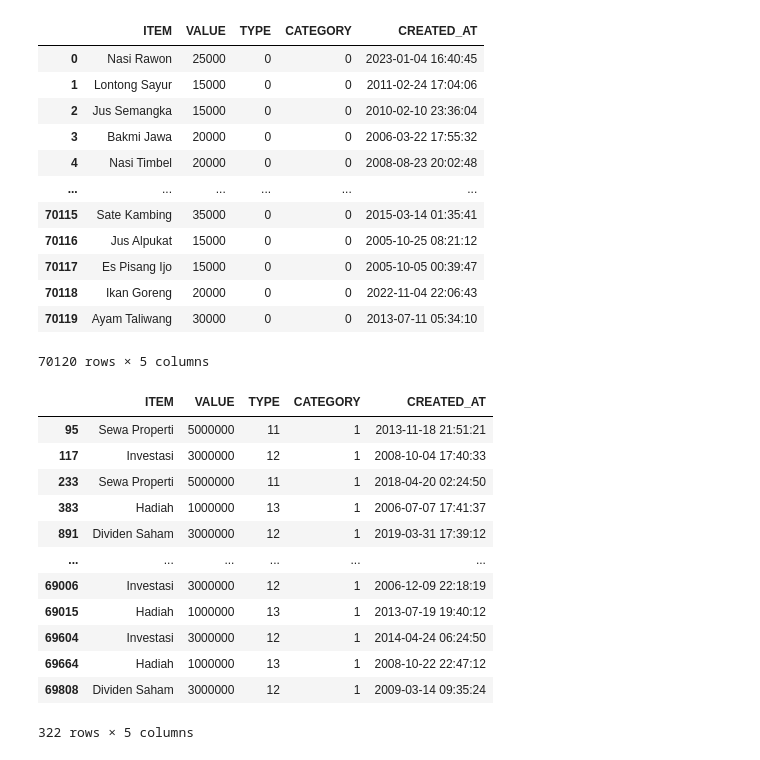
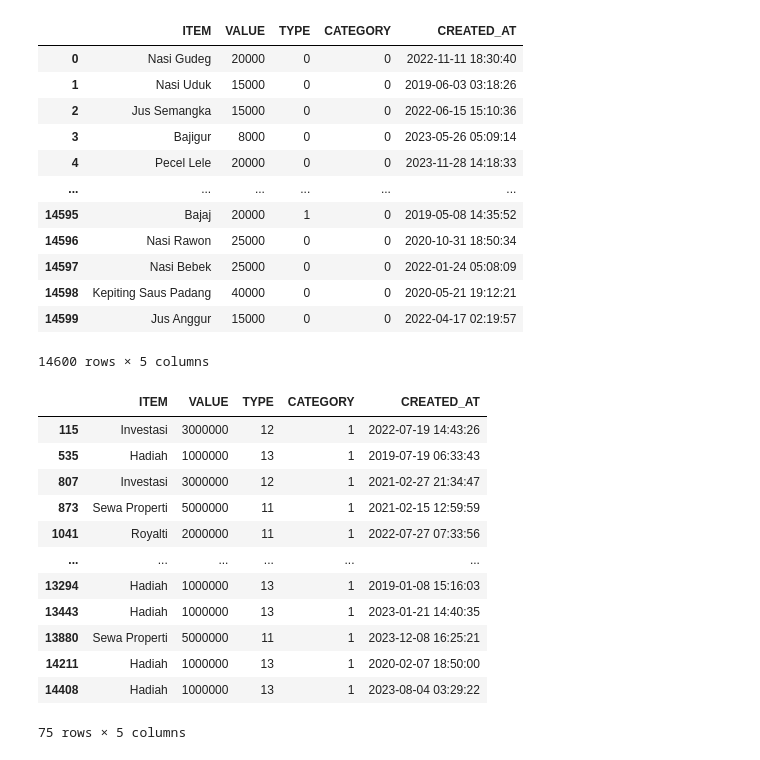
Before and after one commit to AtlasCJr/pfm, a Jupyter notebook: Data Creation/CREATE.ipynb, the cells around one changed output. Cells and saved outputs as stored; diff of their text form; code cells hidden in the pictures.

```diff
--- a/Data Creation/CREATE.ipynb
+++ b/Data Creation/CREATE.ipynb
@@ -398,41 +398,41 @@ def getDailyData(initial_budget: int, transactions: pd.DataFrame) -> pd.DataFram
     return (daily_transactions, daily_budget)
 # %%
 transactions = createTransactions(
-    start_date=datetime(2000, 1, 1),
+    start_date=datetime(2019, 1, 1),
     end_date=datetime(2023, 12, 31)
 )
 
 transactions
 # %% [output]
 |  | ITEM | VALUE | TYPE | CATEGORY | CREATED_AT |
-| 0 | Nasi Rawon | 25000 | 0 | 0 | 2023-01-04 16:40:45 |
-| 1 | Lontong Sayur | 15000 | 0 | 0 | 2011-02-24 17:04:06 |
-| 2 | Jus Semangka | 15000 | 0 | 0 | 2010-02-10 23:36:04 |
-| 3 | Bakmi Jawa | 20000 | 0 | 0 | 2006-03-22 17:55:32 |
-| 4 | Nasi Timbel | 20000 | 0 | 0 | 2008-08-23 20:02:48 |
+| 0 | Nasi Gudeg | 20000 | 0 | 0 | 2022-11-11 18:30:40 |
+| 1 | Nasi Uduk | 15000 | 0 | 0 | 2019-06-03 03:18:26 |
+| 2 | Jus Semangka | 15000 | 0 | 0 | 2022-06-15 15:10:36 |
+| 3 | Bajigur | 8000 | 0 | 0 | 2023-05-26 05:09:14 |
+| 4 | Pecel Lele | 20000 | 0 | 0 | 2023-11-28 14:18:33 |
 | ... | ... | ... | ... | ... | ... |
-| 70115 | Sate Kambing | 35000 | 0 | 0 | 2015-03-14 01:35:41 |
-| 70116 | Jus Alpukat | 15000 | 0 | 0 | 2005-10-25 08:21:12 |
-| 70117 | Es Pisang Ijo | 15000 | 0 | 0 | 2005-10-05 00:39:47 |
-| 70118 | Ikan Goreng | 20000 | 0 | 0 | 2022-11-04 22:06:43 |
-| 70119 | Ayam Taliwang | 30000 | 0 | 0 | 2013-07-11 05:34:10 |
+| 14595 | Bajaj | 20000 | 1 | 0 | 2019-05-08 14:35:52 |
+| 14596 | Nasi Rawon | 25000 | 0 | 0 | 2020-10-31 18:50:34 |
+| 14597 | Nasi Bebek | 25000 | 0 | 0 | 2022-01-24 05:08:09 |
+| 14598 | Kepiting Saus Padang | 40000 | 0 | 0 | 2020-05-21 19:12:21 |
+| 14599 | Jus Anggur | 15000 | 0 | 0 | 2022-04-17 02:19:57 |
-70120 rows × 5 columns
+14600 rows × 5 columns
 # %%
 transactions[(transactions['CATEGORY'] == 1) & (transactions['TYPE'] != 10)]
 # %% [output]
 |  | ITEM | VALUE | TYPE | CATEGORY | CREATED_AT |
-| 95 | Sewa Properti | 5000000 | 11 | 1 | 2013-11-18 21:51:21 |
-| 117 | Investasi | 3000000 | 12 | 1 | 2008-10-04 17:40:33 |
-| 233 | Sewa Properti | 5000000 | 11 | 1 | 2018-04-20 02:24:50 |
-| 383 | Hadiah | 1000000 | 13 | 1 | 2006-07-07 17:41:37 |
-| 891 | Dividen Saham | 3000000 | 12 | 1 | 2019-03-31 17:39:12 |
+| 115 | Investasi | 3000000 | 12 | 1 | 2022-07-19 14:43:26 |
+| 535 | Hadiah | 1000000 | 13 | 1 | 2019-07-19 06:33:43 |
+| 807 | Investasi | 3000000 | 12 | 1 | 2021-02-27 21:34:47 |
+| 873 | Sewa Properti | 5000000 | 11 | 1 | 2021-02-15 12:59:59 |
+| 1041 | Royalti | 2000000 | 11 | 1 | 2022-07-27 07:33:56 |
 | ... | ... | ... | ... | ... | ... |
-| 69006 | Investasi | 3000000 | 12 | 1 | 2006-12-09 22:18:19 |
-| 69015 | Hadiah | 1000000 | 13 | 1 | 2013-07-19 19:40:12 |
-| 69604 | Investasi | 3000000 | 12 | 1 | 2014-04-24 06:24:50 |
-| 69664 | Hadiah | 1000000 | 13 | 1 | 2008-10-22 22:47:12 |
-| 69808 | Dividen Saham | 3000000 | 12 | 1 | 2009-03-14 09:35:24 |
+| 13294 | Hadiah | 1000000 | 13 | 1 | 2019-01-08 15:16:03 |
+| 13443 | Hadiah | 1000000 | 13 | 1 | 2023-01-21 14:40:35 |
+| 13880 | Sewa Properti | 5000000 | 11 | 1 | 2023-12-08 16:25:21 |
+| 14211 | Hadiah | 1000000 | 13 | 1 | 2020-02-07 18:50:00 |
+| 14408 | Hadiah | 1000000 | 13 | 1 | 2023-08-04 03:29:22 |
-322 rows × 5 columns
+75 rows × 5 columns
 # %%
 (daily_transactions, daily_budget) = getDailyData(10_000_000, transactions)
 # %%
```
Also changed, not shown: parts of 3 cells of this notebook, 5 other files.
